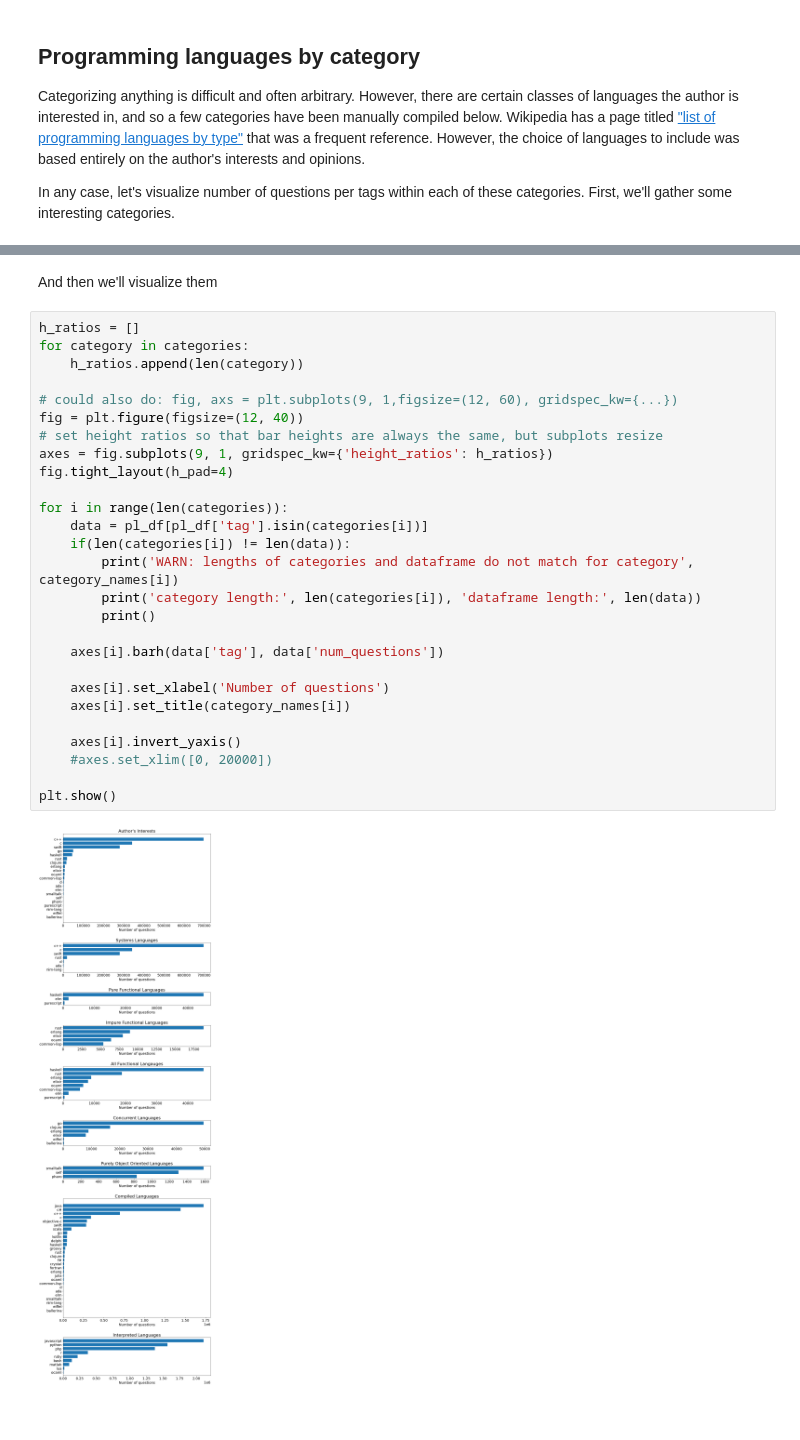
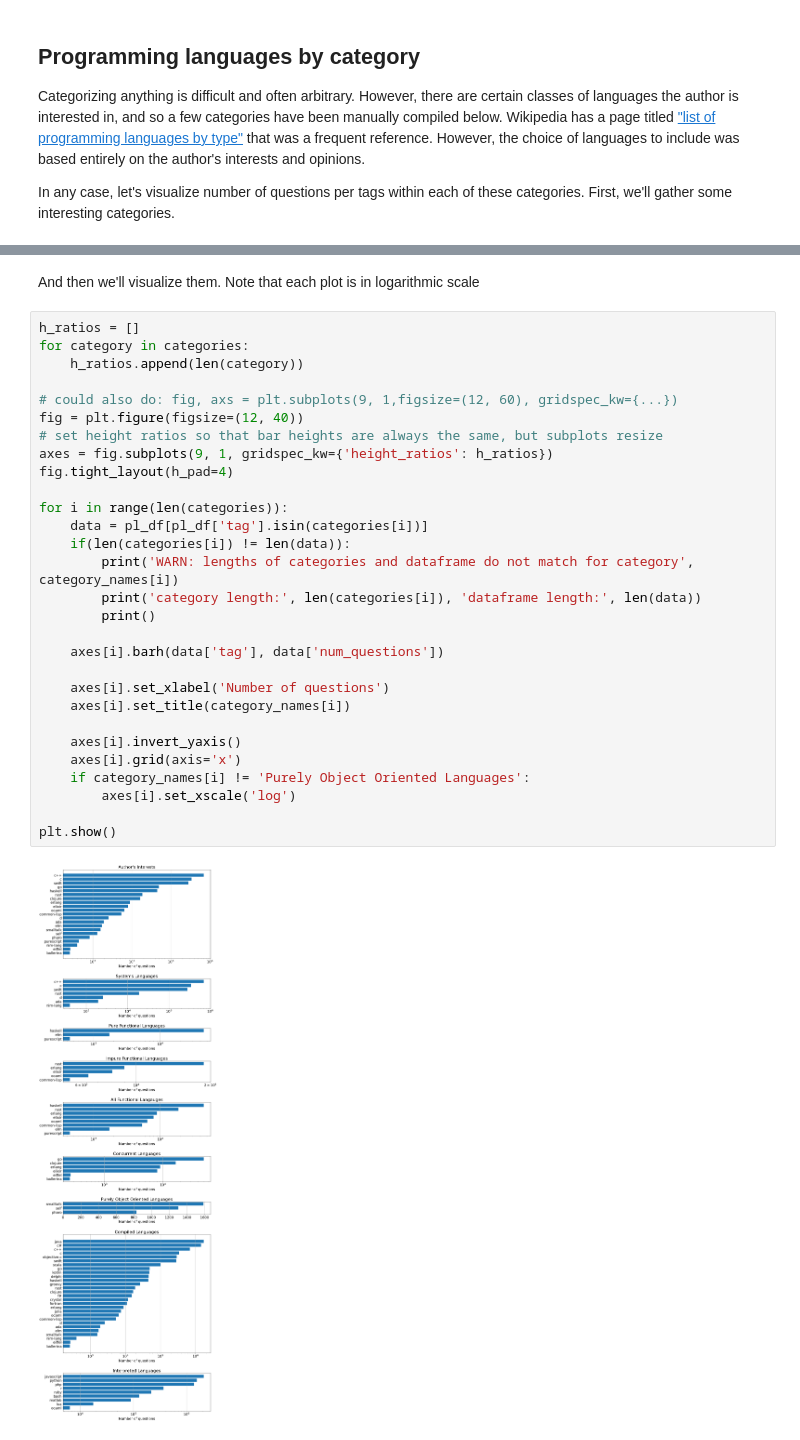
Before and after one commit to paigeweber13/learning-sandbox, a Jupyter notebook: data-science/stackoverflow-questions-per-language/stackoverflow-questions-per-language.ipynb, the cells around one changed output, grey strips where cells are left out. Drawn from its saved outputs; the diff is of its cells as text.

```diff
--- a/data-science/stackoverflow-questions-per-language/stackoverflow-questions-per-language.ipynb
+++ b/data-science/stackoverflow-questions-per-language/stackoverflow-questions-per-language.ipynb
@@ -460,36 +464,38 @@ category_names = ['Author\'s Interests', 'Systems Languages', 'Pure Functional L
                   'Concurrent Languages', 'Purely Object Oriented Languages',
                   'Compiled Languages', 'Interpreted Languages']
 # %% [markdown]
-And then we'll visualize them
+And then we'll visualize them. Note that each plot is in logarithmic scale
 # %%
 h_ratios = []
 for category in categories:
     h_ratios.append(len(category))
 
 # could also do: fig, axs = plt.subplots(9, 1,figsize=(12, 60), gridspec_kw={...})
 fig = plt.figure(figsize=(12, 40))
 # set height ratios so that bar heights are always the same, but subplots resize
 axes = fig.subplots(9, 1, gridspec_kw={'height_ratios': h_ratios})
 fig.tight_layout(h_pad=4)
 
 for i in range(len(categories)):
     data = pl_df[pl_df['tag'].isin(categories[i])]
     if(len(categories[i]) != len(data)):
         print('WARN: lengths of categories and dataframe do not match for category', category_names[i])
         print('category length:', len(categories[i]), 'dataframe length:', len(data))
         print()
 
     axes[i].barh(data['tag'], data['num_questions'])
 
     axes[i].set_xlabel('Number of questions')
     axes[i].set_title(category_names[i])
 
     axes[i].invert_yaxis()
-    #axes.set_xlim([0, 20000])
+    axes[i].grid(axis='x')
+    if category_names[i] != 'Purely Object Oriented Languages':
+        axes[i].set_xscale('log')
 
 plt.show()
 # %% [output]
-[figure, old version]
+[figure, new version]
 # %% [markdown]
 # Conclusion
 I believe there is reasonable correlation between popularity of language and number of questions asked: stackoverflow is a huge (and nearly definitive) resource for programmers. Additionally, these results are pretty close to the [most popular technology list](https://insights.stackoverflow.com/survey/2020#most-popular-technologies) on the 2020 stackoverflow survey. However, this is far from a perfect measurement.
```
Also changed, not shown: parts of 8 cells of this notebook.
